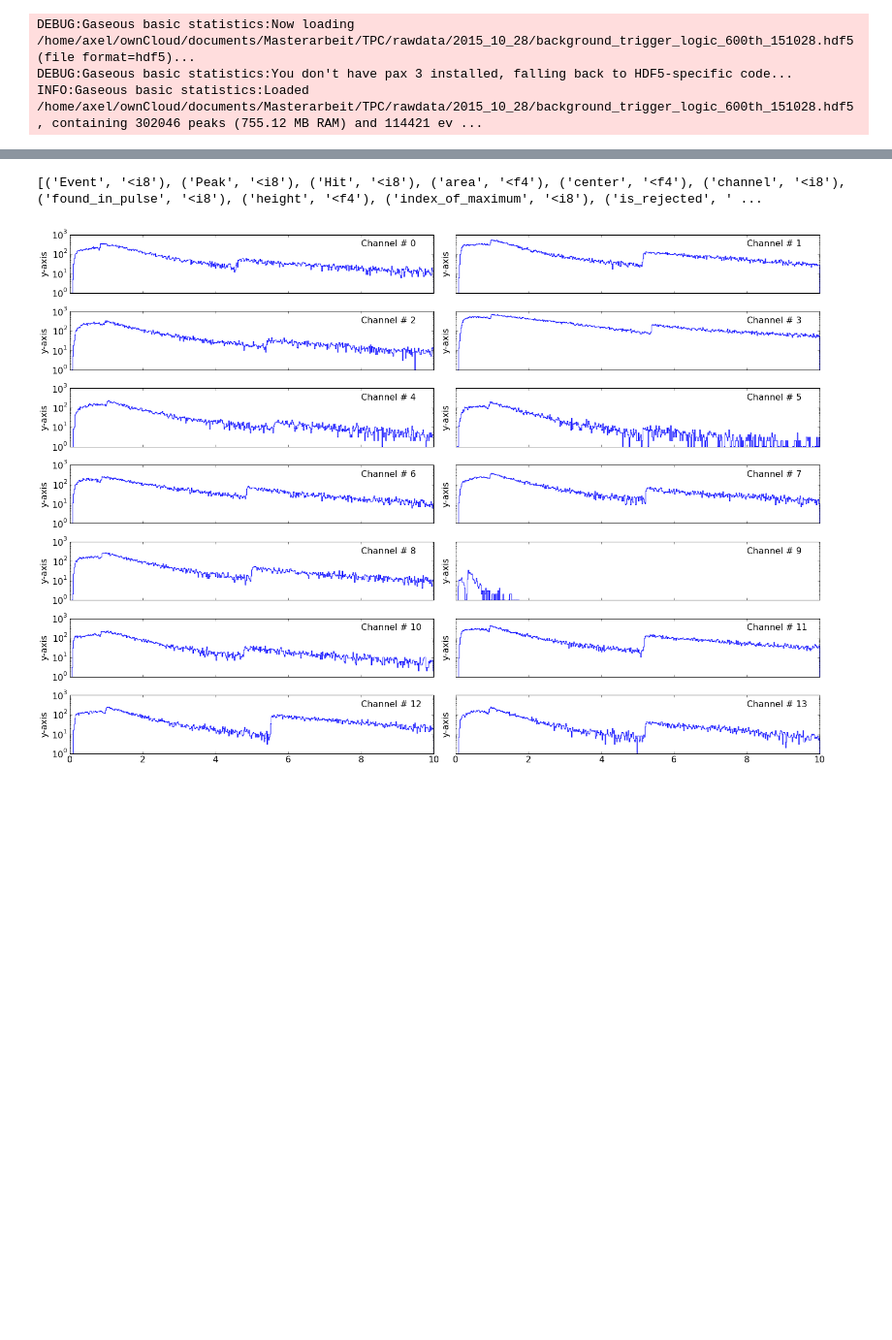
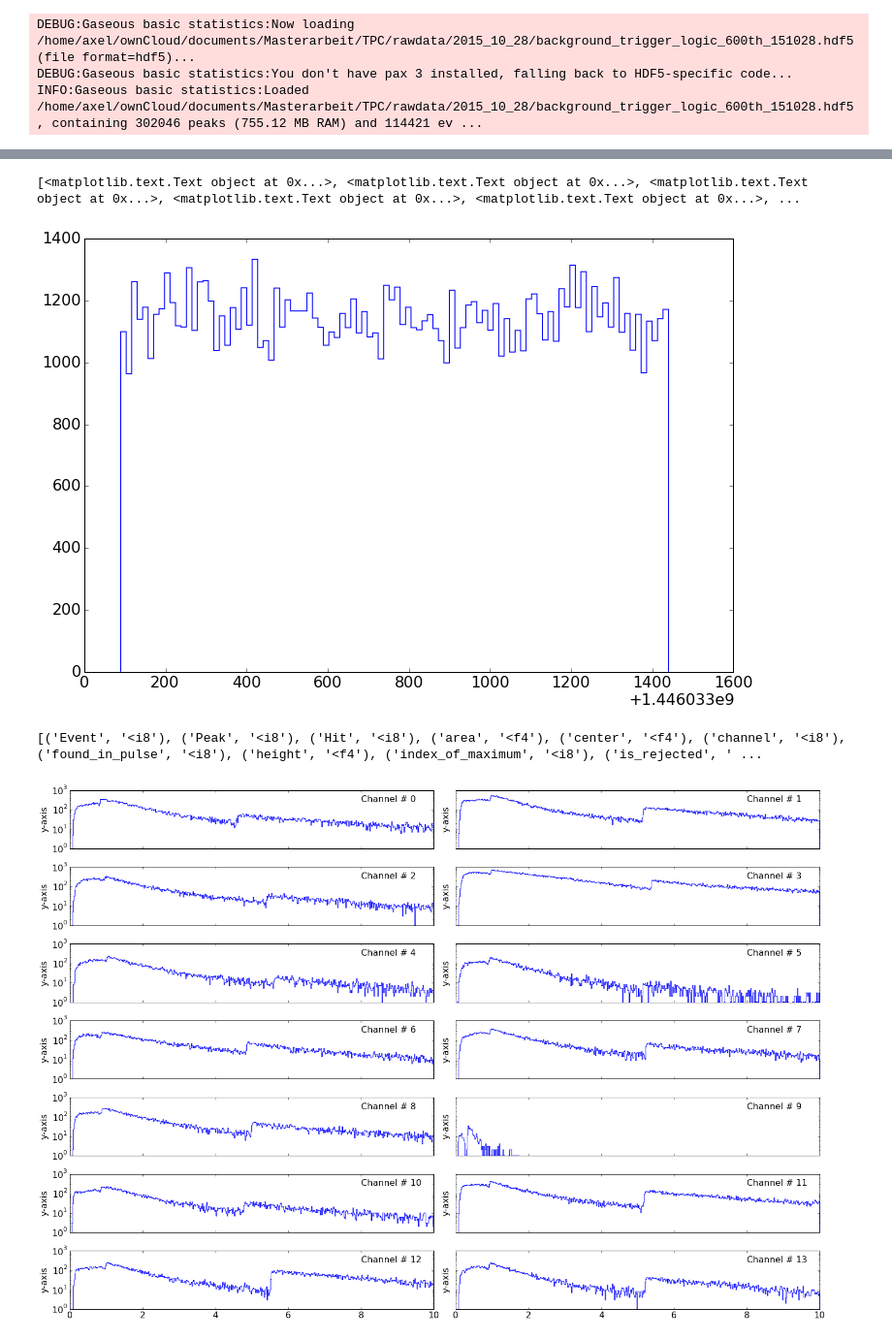
Before and after one commit to olenkajain/pax, a Jupyter notebook: examples/muenster/analysis/Gaseous_basic_statistics.ipynb, the cells around one changed output, grey strips where cells are left out. Shown at 97% size. Cells and saved outputs as stored; diff of their text form; code cells hidden in the pictures; blank space fills up the shorter version.

```diff
--- a/examples/muenster/analysis/Gaseous_basic_statistics.ipynb
+++ b/examples/muenster/analysis/Gaseous_basic_statistics.ipynb
@@ -190,3 +194,28 @@ fig.show()
+# %%
+fig, ax = plt.subplots(1, 1, figsize=(12,8))
+#xfmt = md.DateFormatter('%H:%M:%S')
+#ax.xaxis.set_major_formatter(xfmt)
+
+
+n, bins, patches = ax.hist(events["start_time"]/1e9, bins=100, histtype="step")
+
+z = ax.get_xticklabels()
+print(list(z))
+#timestamps = bins[:-1]
+#print(n)
+#print(timestamps)
+#dates=[dt.datetime.fromtimestamp(ts/1e9) for ts in timestamps]
+#values=n
+#fig.subplots_adjust(bottom=0.2)
+#ax.set_xticklabels(rotation=25)
+#plt.xticks(rotation =25)
+#plt.locator_params(nbins=10)
+#ax.locator_params(axis = "x",nbins=10)
+#ax.plot(dates,values)
+fig.show()
+# %% [output]
+[<matplotlib.text.Text object at 0x...>, <matplotlib.text.Text object at 0x...>, <matplotlib.text.Text object at 0x...>, <matplotlib.text.Text object at 0x...>, <matplotlib.text.Text object at 0x...>, ...
+[figure, added]
 # %%
 import plot_by_channel
 print(hits.dtype)
```
Also changed, not shown: parts of 3 cells of this notebook, 2 other files.
